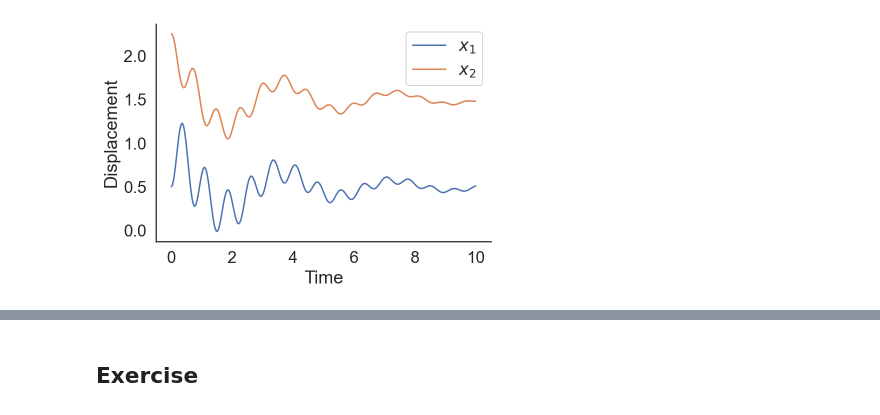
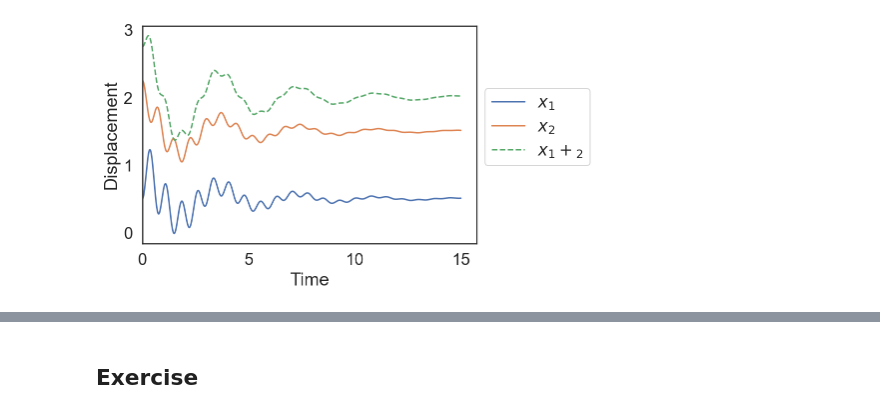
Before and after one commit to yoavram/Py4Eng, a Jupyter notebook: sessions/differential-equations.ipynb, the cells around one changed output, grey strips where cells are left out. Cells and saved outputs as stored; diff of their text form; code cells hidden in the pictures.

```diff
--- a/sessions/differential-equations.ipynb
+++ b/sessions/differential-equations.ipynb
@@ -16,0 +40,6 @@ sns.set(
+# %%
+def ode(t, xy, b, h, ϵ, d):
+    x, y = xy
+    dx = b * x - h * x * y
+    dy = ϵ * h * x * y - d * y
+    return np.array((dx, dy))
@@ -16,0 +60,18 @@ sns.set(
+# %%
+# model parameters
+b = 1
+h = 0.005
+ϵ = 0.8
+d = 0.6
+
+steps = 100000 # number integration steps
+xy = np.empty((2, steps)) # population array
+xy[:,0] = 50, 100 # initial population sizes
+dt = 0.001 # time step for integration
+
+for t in range(1, steps):
+    xy[:, t] = xy[:, t-1] + ode(t, xy[:, t-1], b, h, ϵ, d) * dt
+
+x = xy[0, :]
+y = xy[1, :]
+t = np.arange(0, dt * steps, dt)
@@ -16,0 +133,8 @@ sns.set(
+# %%
+t = np.linspace(0, 50, 50*10)
+xy0 = (50, 100)
+params = (b, h, ϵ, d)
+sol = solve_ivp(ode, (t.min(), t.max()), xy0, t_eval=t,
+                method='BDF', jac=jac, args=params)
+assert sol.success
+x, y = sol.y
@@ -97,7 +281,7 @@ y2 = 0.0
 v0 = x1, y1, x2, y2
 
 # Create the time samples for the output of the ODE solver
-t = np.linspace(0, 10, 250)
+t = np.linspace(0, 15, 1000)
 params = (m1, m2, k1, k2, L1, L2, b1, b2)
 
 # Solve
@@ -106,9 +290,10 @@ x1, y1, x2, y2 = v.T
 # %%
 plt.plot(t, x1, label=r'$x_1$')
 plt.plot(t, x2, label=r'$x_2$')
+plt.plot(t, x1+x2, '--', label=r'$x_1+_2$')
 plt.xlabel('Time')
 plt.ylabel('Displacement')
-plt.legend()
-sns.despine()
+plt.xlim(0, None)
+plt.legend(bbox_to_anchor=(1, 0.75));
 # %% [output]
-[figure, old version]
+[figure, new version]
```
Also changed, not shown: parts of 37 cells of this notebook, 1 other file.
